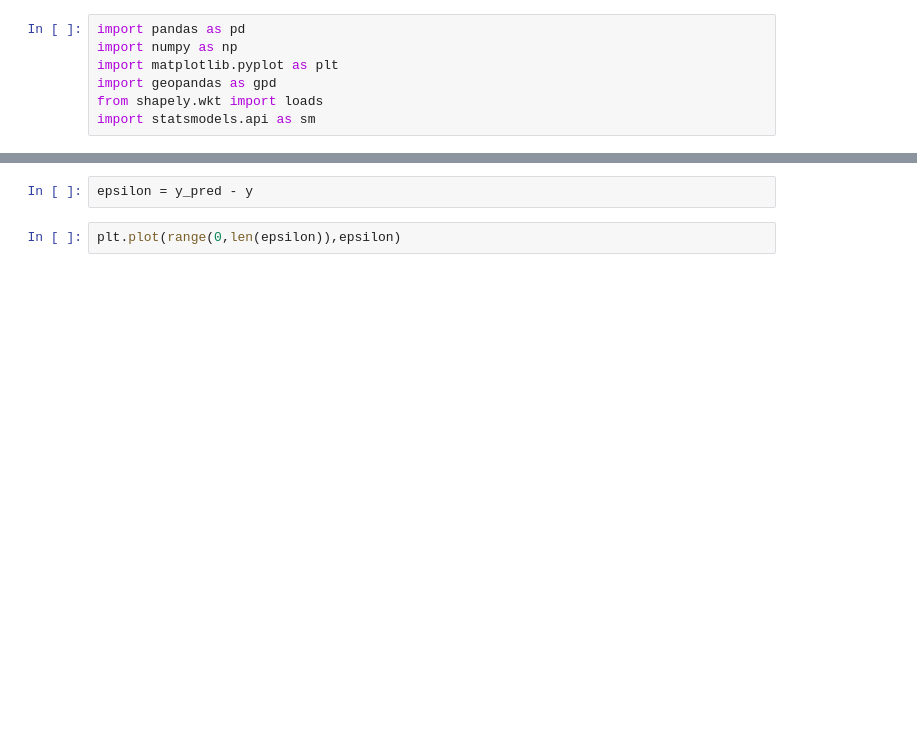
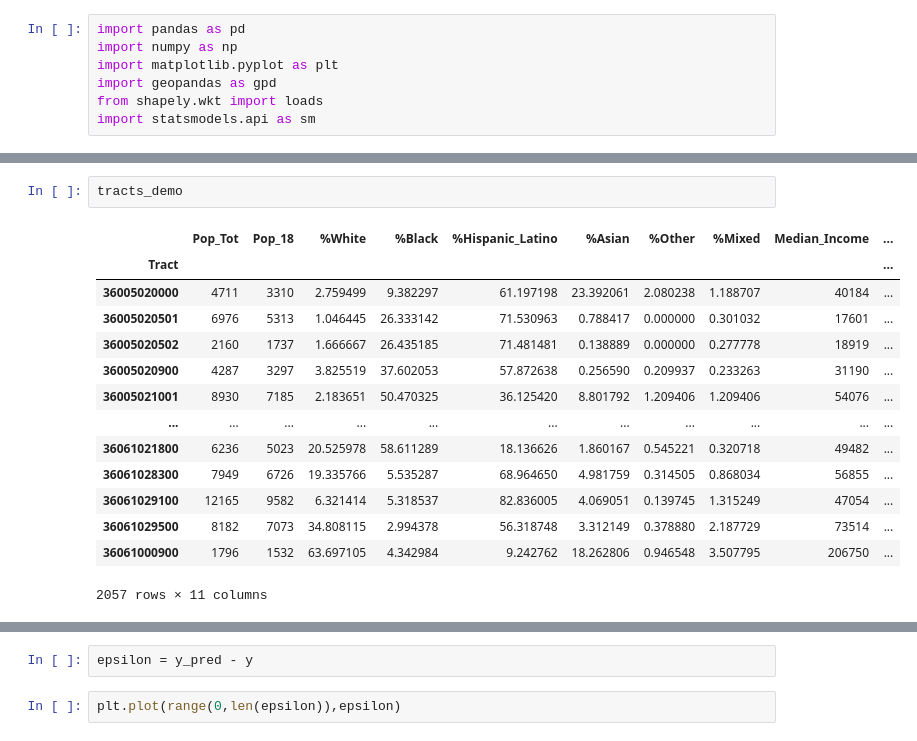
Before and after one commit to emj1020/complex_urban_systems_finalproj, a Jupyter notebook: Scripts/SAMI.ipynb, the cells around one changed output, grey strips where cells are left out. Drawn from its saved outputs; the diff is of its cells as text; blank space fills up the shorter version.

```diff
--- a/Scripts/SAMI.ipynb
+++ b/Scripts/SAMI.ipynb
@@ -27,0 +38,17 @@ transit_access.head()
+# %%
+tracts_demo
+# %% [output]
+|  | Pop_Tot | Pop_18 | %White | %Black | %Hispanic_Latino | %Asian | %Other | %Mixed | Median_Income | ... |
+| Tract |  |  |  |  |  |  |  |  |  | ... |
+| 36005020000 | 4711 | 3310 | 2.759499 | 9.382297 | 61.197198 | 23.392061 | 2.080238 | 1.188707 | 40184 | ... |
+| 36005020501 | 6976 | 5313 | 1.046445 | 26.333142 | 71.530963 | 0.788417 | 0.000000 | 0.301032 | 17601 | ... |
+| 36005020502 | 2160 | 1737 | 1.666667 | 26.435185 | 71.481481 | 0.138889 | 0.000000 | 0.277778 | 18919 | ... |
+| 36005020900 | 4287 | 3297 | 3.825519 | 37.602053 | 57.872638 | 0.256590 | 0.209937 | 0.233263 | 31190 | ... |
+| 36005021001 | 8930 | 7185 | 2.183651 | 50.470325 | 36.125420 | 8.801792 | 1.209406 | 1.209406 | 54076 | ... |
+| ... | ... | ... | ... | ... | ... | ... | ... | ... | ... | ... |
+| 36061021800 | 6236 | 5023 | 20.525978 | 58.611289 | 18.136626 | 1.860167 | 0.545221 | 0.320718 | 49482 | ... |
+| 36061028300 | 7949 | 6726 | 19.335766 | 5.535287 | 68.964650 | 4.981759 | 0.314505 | 0.868034 | 56855 | ... |
+| 36061029100 | 12165 | 9582 | 6.321414 | 5.318537 | 82.836005 | 4.069051 | 0.139745 | 1.315249 | 47054 | ... |
+| 36061029500 | 8182 | 7073 | 34.808115 | 2.994378 | 56.318748 | 3.312149 | 0.378880 | 2.187729 | 73514 | ... |
+| 36061000900 | 1796 | 1532 | 63.697105 | 4.342984 | 9.242762 | 18.262806 | 0.946548 | 3.507795 | 206750 | ... |
+2057 rows × 11 columns
```
Also changed, not shown: parts of 11 cells of this notebook, 2 other files.
